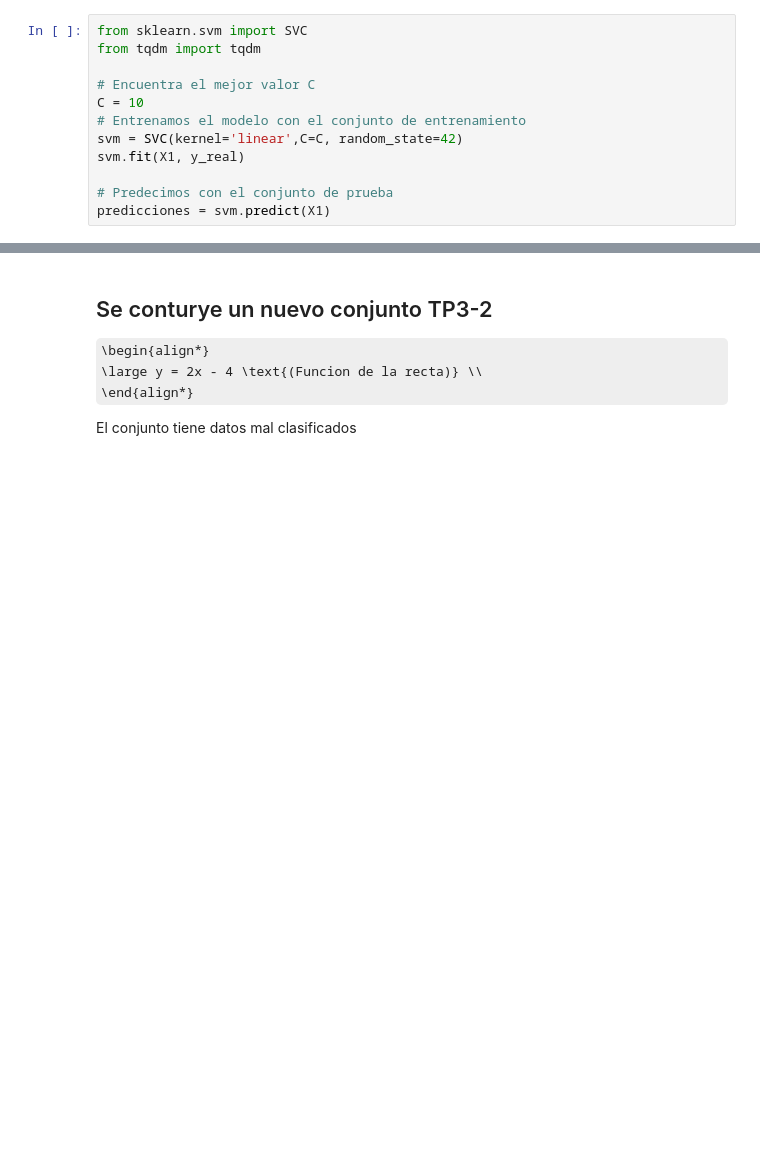
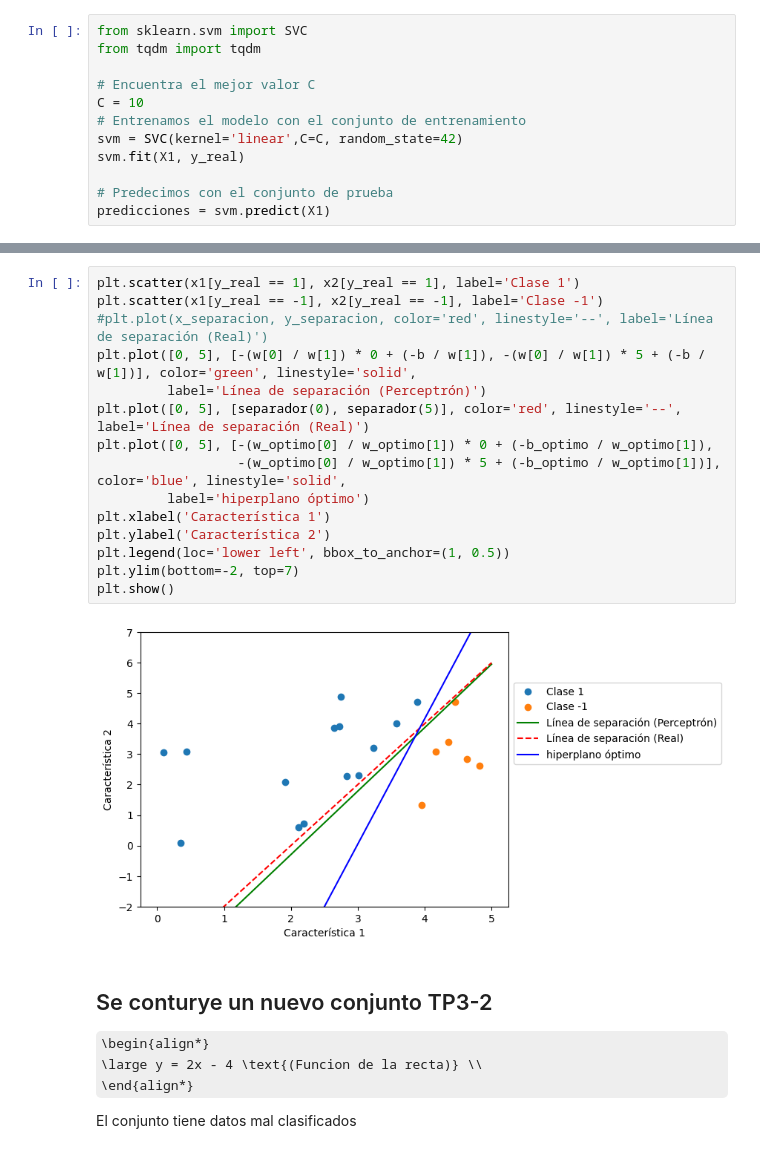
Before and after one commit to UnahurAprendizajeAutomatico/SVM, a Jupyter notebook: modelos/svm.ipynb, the cells around one changed output, grey strips where cells are left out. Drawn from its saved outputs; the diff is of its cells as text; some formulas as TeX source; blank space fills up the shorter version.

```diff
--- a/modelos/svm.ipynb
+++ b/modelos/svm.ipynb
@@ -144,3 +201,20 @@ plt.show()
+# %%
+plt.scatter(x1[y_real == 1], x2[y_real == 1], label='Clase 1')
+plt.scatter(x1[y_real == -1], x2[y_real == -1], label='Clase -1')
+#plt.plot(x_separacion, y_separacion, color='red', linestyle='--', label='Línea de separación (Real)')
+plt.plot([0, 5], [-(w[0] / w[1]) * 0 + (-b / w[1]), -(w[0] / w[1]) * 5 + (-b / w[1])], color='green', linestyle='solid',
+         label='Línea de separación (Perceptrón)')
+plt.plot([0, 5], [separador(0), separador(5)], color='red', linestyle='--', label='Línea de separación (Real)')
+plt.plot([0, 5], [-(w_optimo[0] / w_optimo[1]) * 0 + (-b_optimo / w_optimo[1]),
+                  -(w_optimo[0] / w_optimo[1]) * 5 + (-b_optimo / w_optimo[1])], color='blue', linestyle='solid',
+         label='hiperplano óptimo')
+plt.xlabel('Característica 1')
+plt.ylabel('Característica 2')
+plt.legend(loc='lower left', bbox_to_anchor=(1, 0.5))
+plt.ylim(bottom=-2, top=7)
+plt.show()
+# %% [output]
+[figure, added]
 # %% [markdown]
 ## Se conturye un nuevo conjunto TP3-2
 \begin{align*}
```
Also changed, not shown: parts of 12 cells of this notebook.
